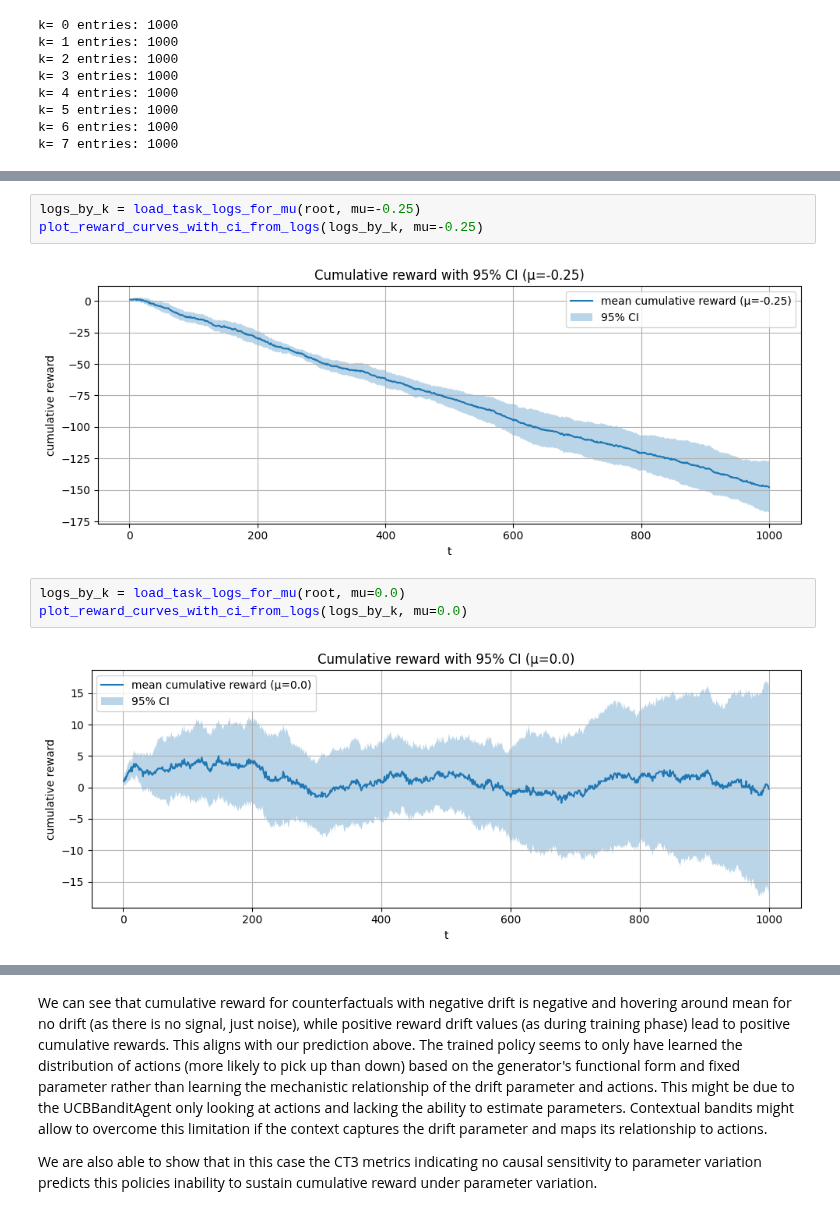
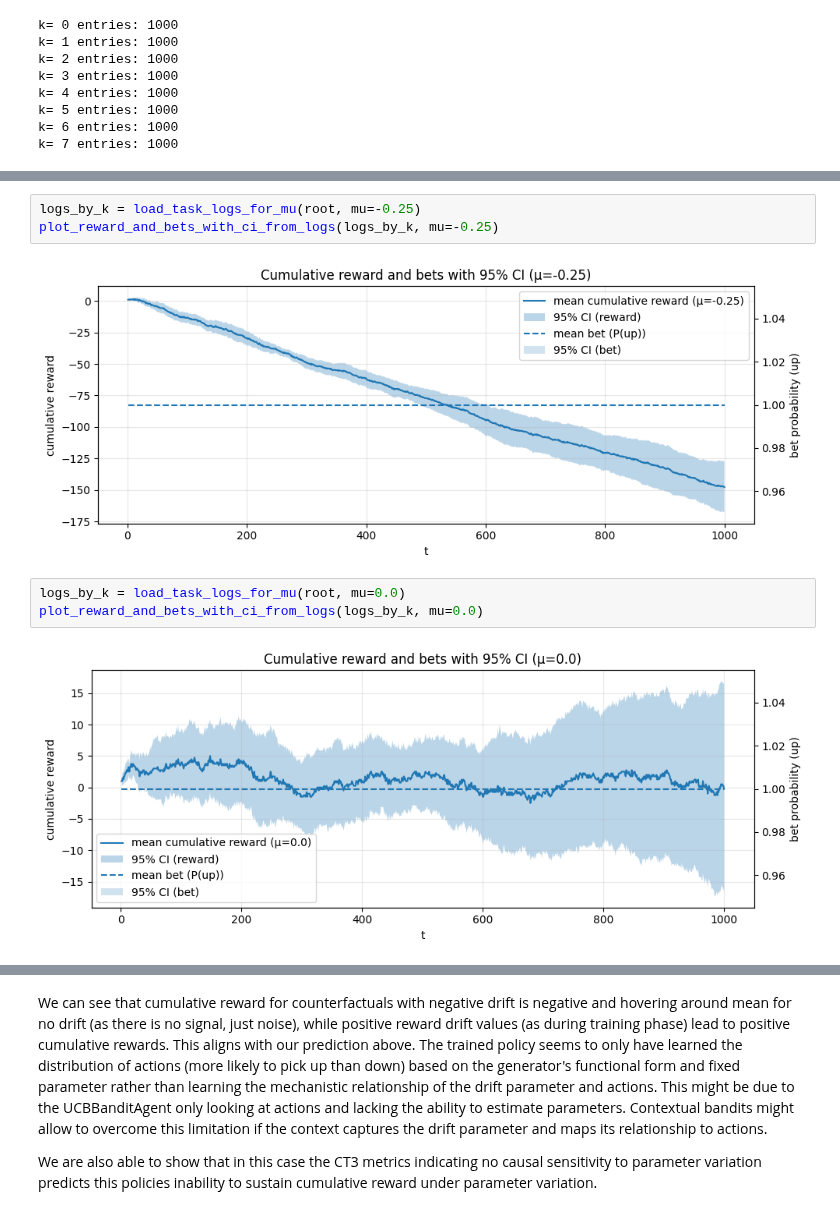
Before and after one commit to MSCA-DN-Digital-Finance/WP3_eXplainable_and_Fair_AI, a Jupyter notebook: IRP1/Code/ct3/code/analysis/251118_ucb_bandit_analysis.ipynb, the cells around one changed output, grey strips where cells are left out. Cells and saved outputs as stored; diff of their text form.

```diff
--- a/IRP1/Code/ct3/code/analysis/251118_ucb_bandit_analysis.ipynb
+++ b/IRP1/Code/ct3/code/analysis/251118_ucb_bandit_analysis.ipynb
@@ -378,12 +87,12 @@ plot_reward_curves_with_ci_from_logs(logs, mu=-0.5)
 # %%
 logs_by_k = load_task_logs_for_mu(root, mu=-0.25)
-plot_reward_curves_with_ci_from_logs(logs_by_k, mu=-0.25)
+plot_reward_and_bets_with_ci_from_logs(logs_by_k, mu=-0.25)
 # %% [output]
-[figure, old version]
+[figure, new version]
 # %%
 logs_by_k = load_task_logs_for_mu(root, mu=0.0)
-plot_reward_curves_with_ci_from_logs(logs_by_k, mu=0.0)
+plot_reward_and_bets_with_ci_from_logs(logs_by_k, mu=0.0)
 # %% [output]
-[figure, old version]
+[figure, new version]
 # %%
 logs_by_k = load_task_logs_for_mu(root, mu=0.25)
```
Also changed, not shown: parts of 8 cells of this notebook, 4 other files.
